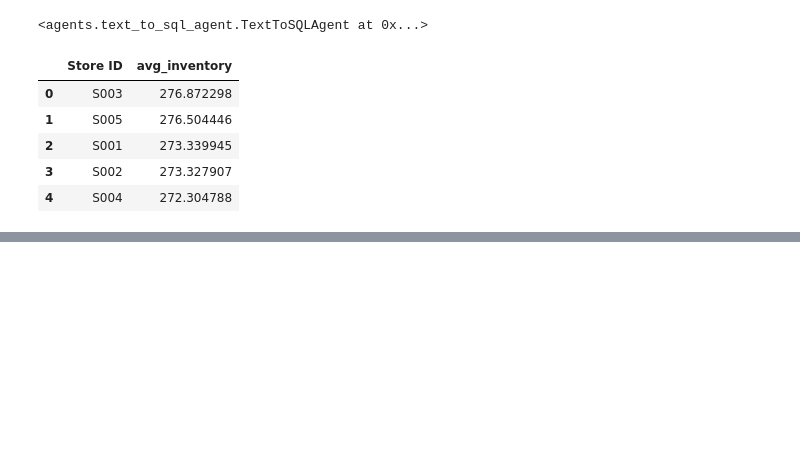
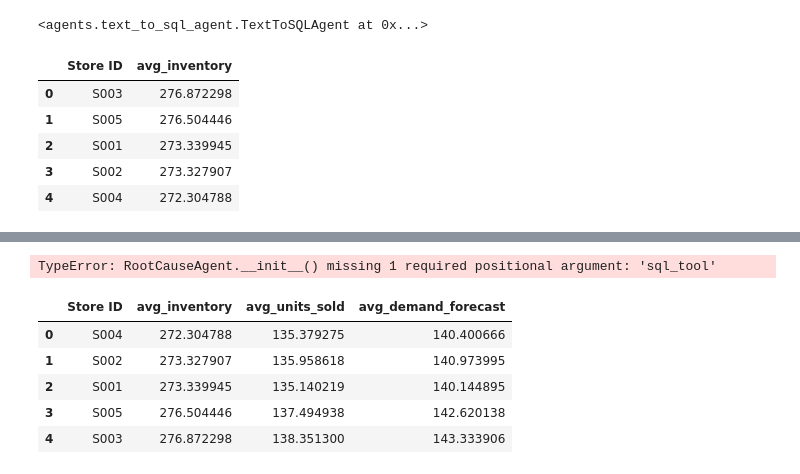
Before and after one commit to Sid1813/ShelfSleuth, a Jupyter notebook: notebooks/01_data_reconnaissance.ipynb, the cells around one changed output, grey strips where cells are left out. Cells and saved outputs as stored; diff of their text form; code cells hidden in the pictures; blank space fills up the shorter version.

```diff
--- a/notebooks/01_data_reconnaissance.ipynb
+++ b/notebooks/01_data_reconnaissance.ipynb
@@ -815,0 +890,63 @@ result
+# %%
+# Import the Root Cause Agent
+
+from agents.root_cause_agent import RootCauseAgent
+
+
+# Create the Root Cause Agent
+
+root_cause_agent = RootCauseAgent()
+
+
+# Analyze the SQL result and business interpretation
+
+root_causes = root_cause_agent.analyze(
+    question=question,
+
+    sql_result=answer["result"],
+
+    knowledge_explanation=explanation,
+)
+
+
+# Display the possible root causes
+
+print(root_causes)
+# %% [output]
+TypeError: RootCauseAgent.__init__() missing 1 required positional argument: 'sql_tool'
+# %%
+# Import the SQL investigation tool
+
+from tools.sql_tool import SQLTool
+
+
+# Create the SQL tool using our existing DuckDB connection
+
+sql_tool = SQLTool(
+    database_connection=con
+)
+# %%
+# Test the SQL tool by investigating average inventory for each store
+
+investigation = sql_tool.run("""
+SELECT
+    "Store ID",
+    AVG("Inventory Level") AS avg_inventory,
+    AVG("Units Sold") AS avg_units_sold,
+    AVG("Demand Forecast") AS avg_demand_forecast
+FROM retail_inventory
+GROUP BY "Store ID"
+ORDER BY avg_inventory ASC
+""")
+
+
+# Display the investigation results
+
+investigation
+# %% [output]
+|  | Store ID | avg_inventory | avg_units_sold | avg_demand_forecast |
+| 0 | S004 | 272.304788 | 135.379275 | 140.400666 |
+| 1 | S002 | 273.327907 | 135.958618 | 140.973995 |
+| 2 | S001 | 273.339945 | 135.140219 | 140.144895 |
+| 3 | S005 | 276.504446 | 137.494938 | 142.620138 |
+| 4 | S003 | 276.872298 | 138.351300 | 143.333906 |
```
Also changed, not shown: parts of 8 cells of this notebook, 9 other files.
